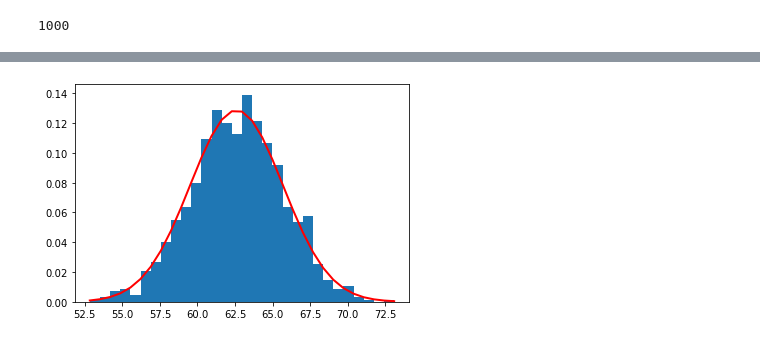
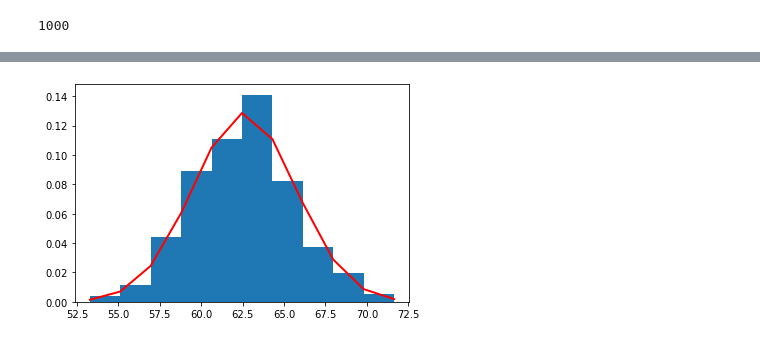
Before and after one commit to AndyWalker81/ProgrammingForDataAnalysis_Project, a Jupyter notebook: Programming_Project.ipynb, the cells around one changed output, grey strips where cells are left out. Drawn from its saved outputs; the diff is of its cells as text; code cells hidden in the pictures.

```diff
--- a/Programming_Project.ipynb
+++ b/Programming_Project.ipynb
@@ -211,21 +146,21 @@ array([313.13138974, 312.39667882, 315.63953348, 316.51864428,
 # %%
 mu, sigma = 62.6, 3.1
 
 y = np.random.default_rng().normal(mu, sigma, 1000)
 
-count, bins, ignored = plt.hist(y, 30, density=True)
+count, bins, ignored = plt.hist(y, 10, density=True)
 
 plt.plot(bins, 1/(sigma * np.sqrt(2 * np.pi)) *
 
                np.exp( - (bins - mu)**2 / (2 * sigma**2) ),
 
          linewidth=2, color='r')
 
 plt.show()
 
 # https://www.statisticshowto.com/choose-bin-sizes-statistics/
 # %% [output]
-[figure, old version]
+[figure, new version]
 # %%
 y.max(), y.min(), len(y)
 # %% [output]
```
Also changed, not shown: parts of 21 cells of this notebook, 17 other files.
